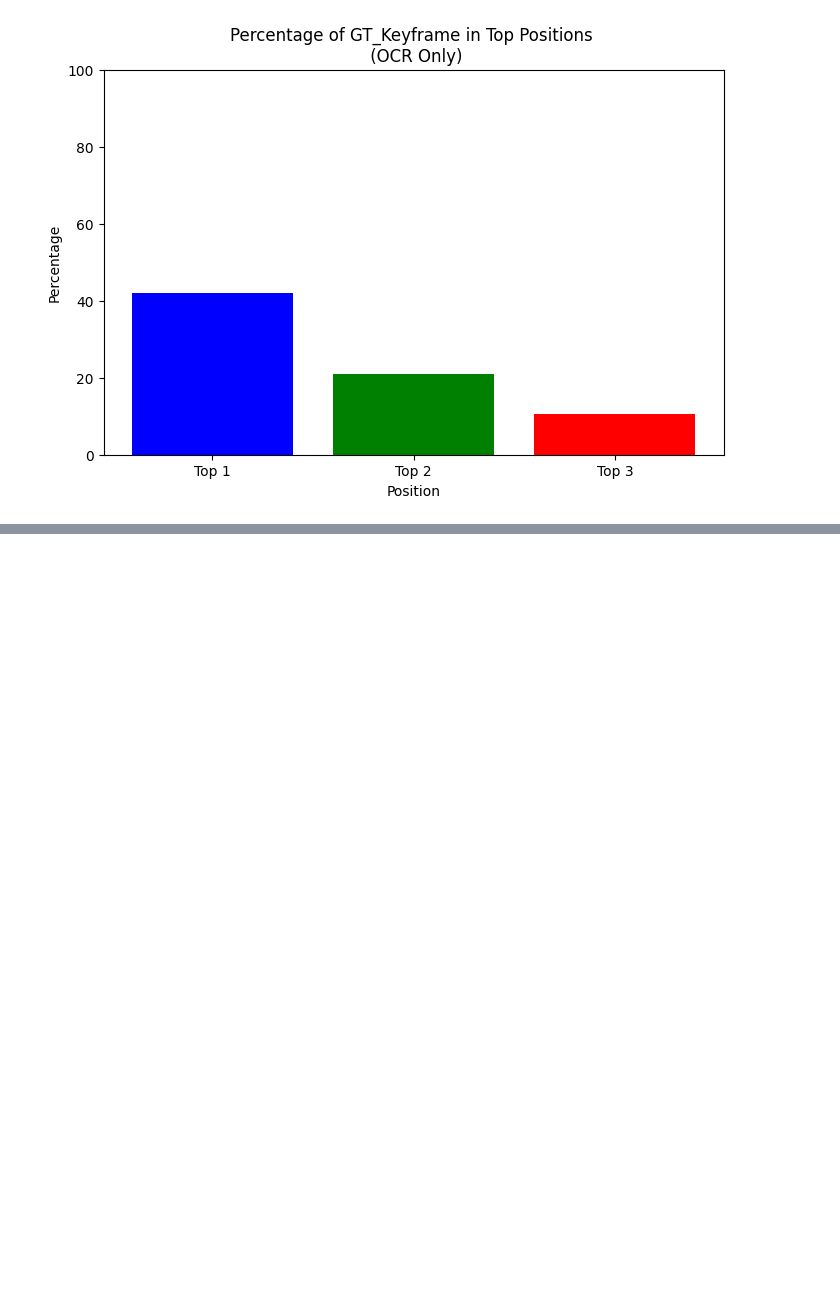
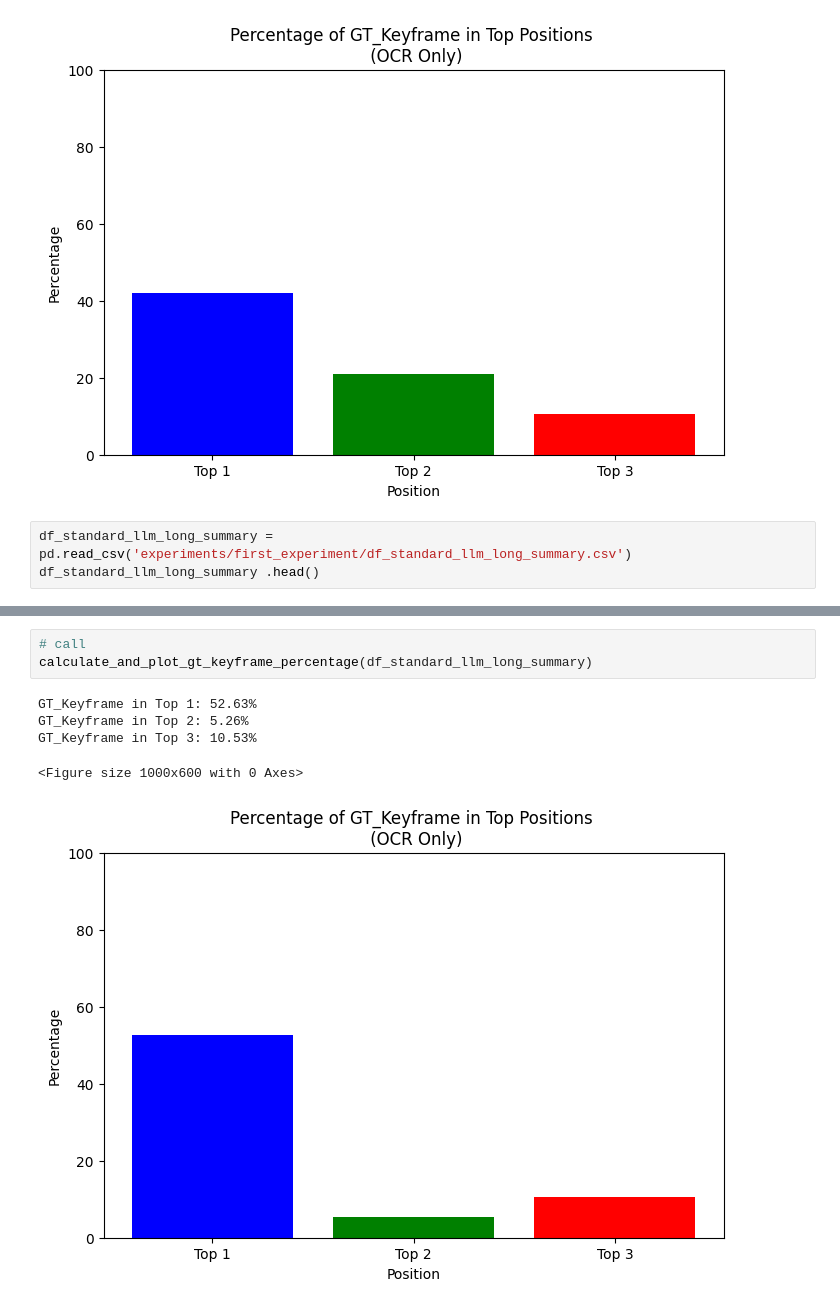
Before and after one commit to Applied-Foundation-Models/In-Video_Search, a Jupyter notebook: experiments/first_experiment/notebooks/data_visualization.ipynb, the cells around one changed output, grey strips where cells are left out. Cells and saved outputs as stored; diff of their text form; blank space fills up the shorter version.

```diff
--- a/data_visualization.ipynb
+++ b/experiments/first_experiment/notebooks/data_visualization.ipynb
@@ -106,3 +106,6 @@ GT_Keyframe in Top 2: 21.05%
 GT_Keyframe in Top 3: 10.53%
 <Figure size 1000x600 with 0 Axes>
 [figure]
+# %%
+df_standard_llm_long_summary = pd.read_csv('experiments/first_experiment/df_standard_llm_long_summary.csv')
+df_standard_llm_long_summary .head()
@@ -108,0 +119,9 @@ GT_Keyframe in Top 3: 10.53%
+# %%
+# call
+calculate_and_plot_gt_keyframe_percentage(df_standard_llm_long_summary)
+# %% [output]
+GT_Keyframe in Top 1: 52.63%
+GT_Keyframe in Top 2: 5.26%
+GT_Keyframe in Top 3: 10.53%
+<Figure size 1000x600 with 0 Axes>
+[figure, added]
```
Also changed, not shown: parts of 4 cells of this notebook, 1 other file.
